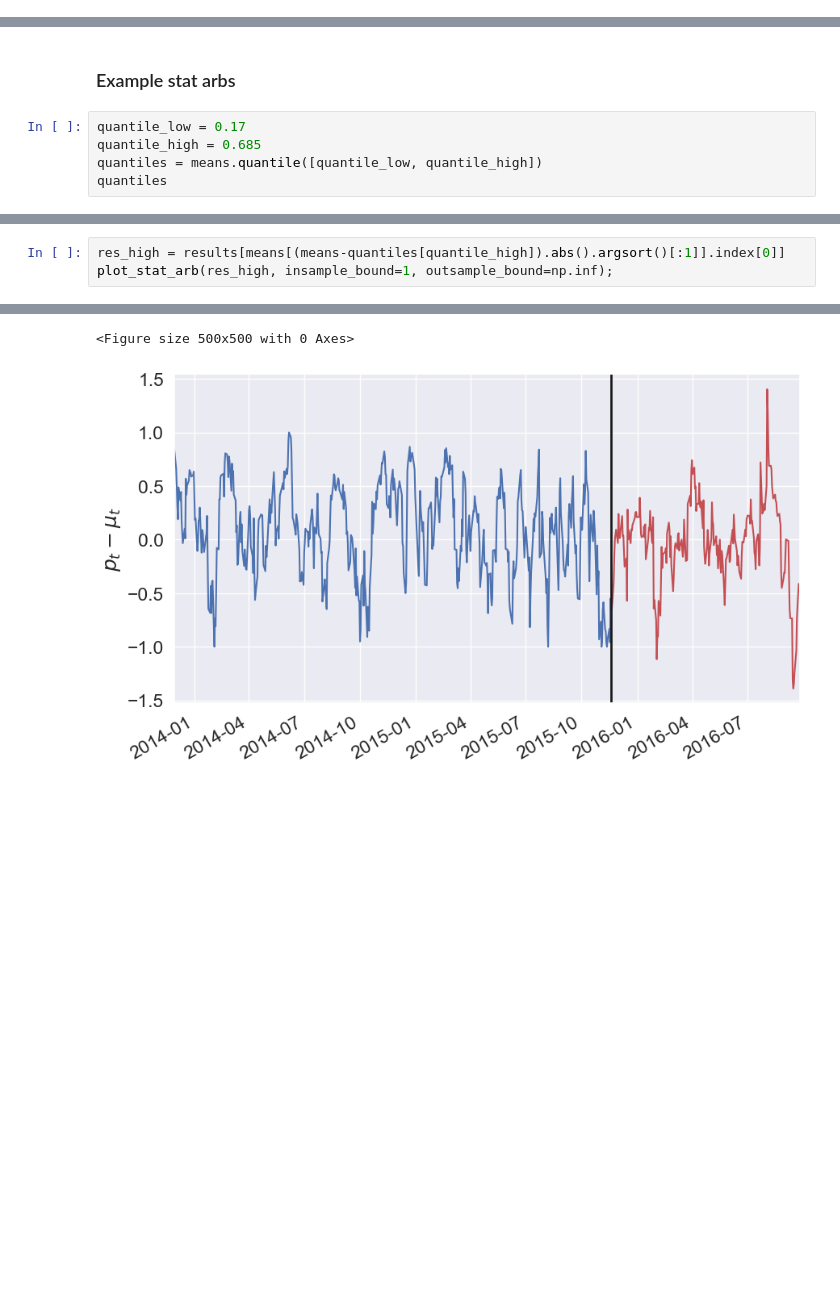
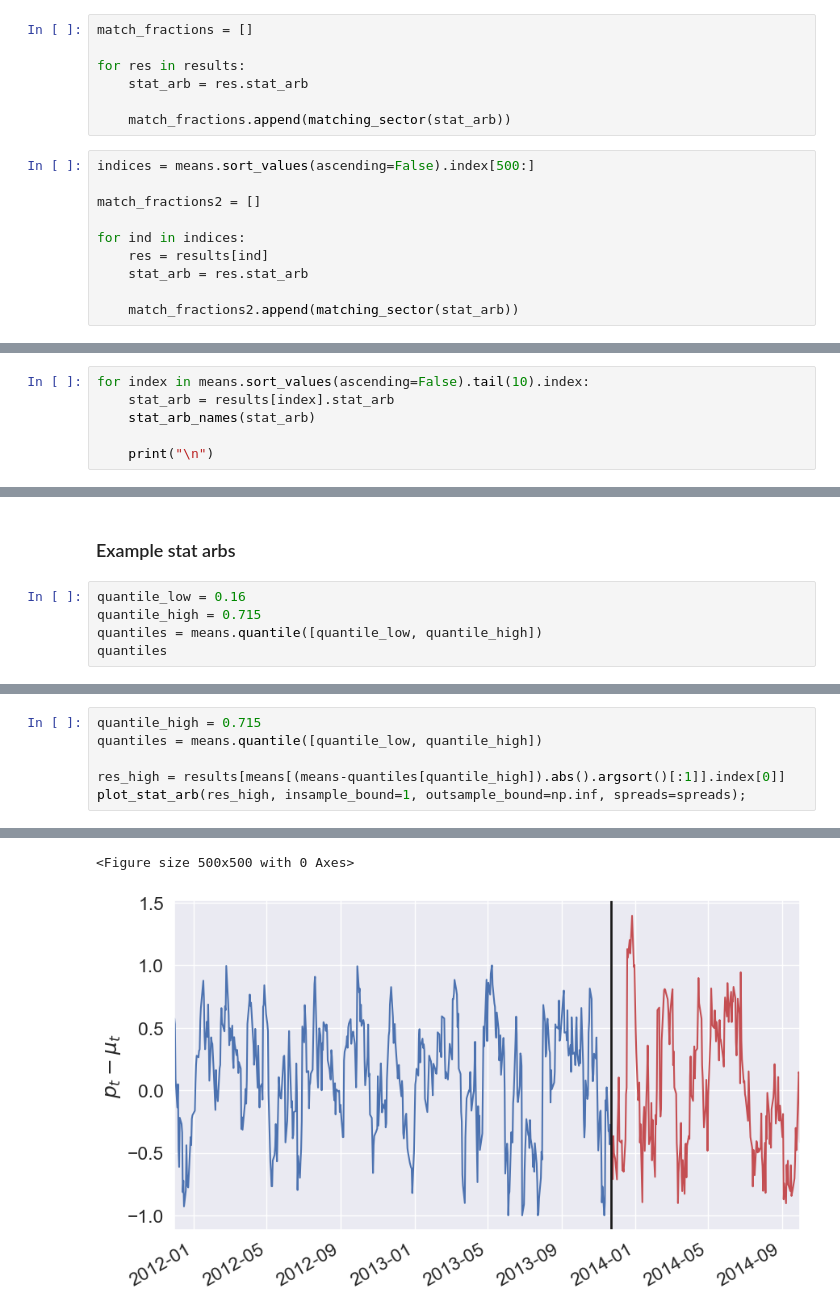
Before and after one commit to cvxgrp/cvxstatarb, a Jupyter notebook: experiments/moving_midpoint.ipynb, the cells around one changed output, grey strips where cells are left out. Saved outputs shown, nothing was run; the diff lists cells and outputs as text; blank space fills up the shorter version.

```diff
--- a/experiments/moving_midpoint.ipynb
+++ b/experiments/moving_midpoint.ipynb
@@ -8,3 +8,20 @@ sns.set(font_scale=1.5)
 
 %load_ext autoreload
 %autoreload 2
+# %%
+match_fractions = []
+
+for res in results:
+    stat_arb = res.stat_arb
+
+    match_fractions.append(matching_sector(stat_arb))
+# %%
+indices = means.sort_values(ascending=False).index[500:]
+
+match_fractions2 = []
+
+for ind in indices:
+    res = results[ind]
+    stat_arb = res.stat_arb
+
+    match_fractions2.append(matching_sector(stat_arb))
@@ -10,0 +36,6 @@ sns.set(font_scale=1.5)
+# %%
+for index in means.sort_values(ascending=False).tail(10).index:
+    stat_arb = results[index].stat_arb
+    stat_arb_names(stat_arb)
+
+    print("\n")
@@ -174,8 +250,8 @@ Minimum number of active stat arbs: 3.00
 # %% [markdown]
 ### Example stat arbs
 # %%
-quantile_low = 0.17
-quantile_high = 0.685
+quantile_low = 0.16
+quantile_high = 0.715
 quantiles = means.quantile([quantile_low, quantile_high])
 quantiles
 # %% [output]
@@ -197,4 +276,7 @@ exit trigger:  2014-09-23 00:00:00
 # %%
+quantile_high = 0.715
+quantiles = means.quantile([quantile_low, quantile_high])
+
 res_high = results[means[(means-quantiles[quantile_high]).abs().argsort()[:1]].index[0]]
-plot_stat_arb(res_high, insample_bound=1, outsample_bound=np.inf);
+plot_stat_arb(res_high, insample_bound=1, outsample_bound=np.inf, spreads=spreads);
 # %% [output]
@@ -205,2 +287,2 @@ exit trigger:  2016-05-19 00:00:00
 <Figure size 500x500 with 0 Axes>
-[figure, old version]
+[figure, new version]
```
Also changed, not shown: parts of 11 cells of this notebook, 4 other files.
